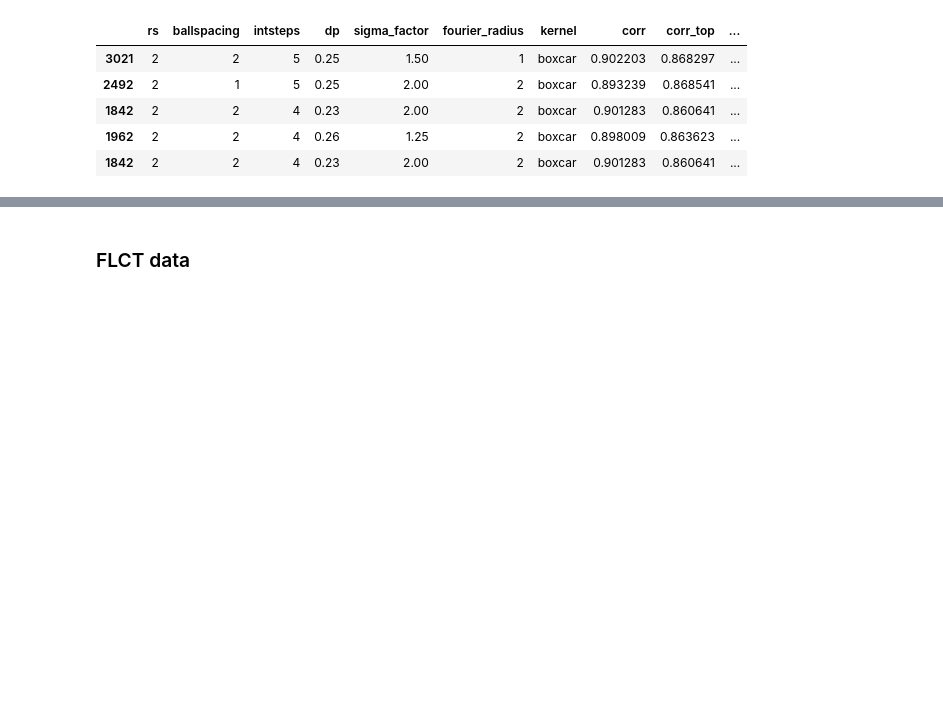
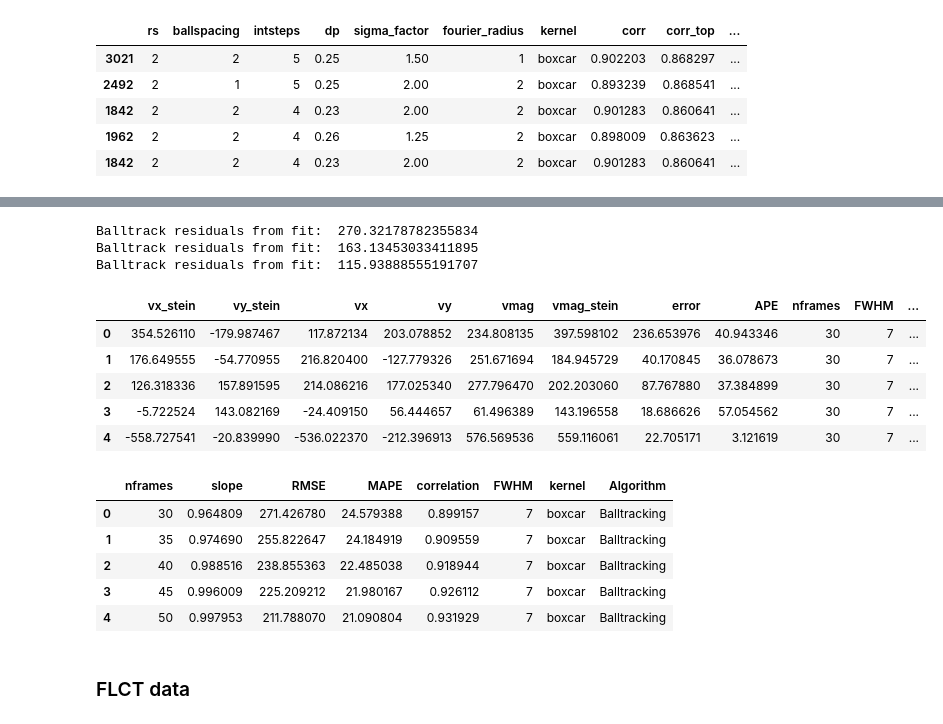
Before and after one commit to raphael-attie/sunflower, a Jupyter notebook: Comparisons/FLCT_Balltracking.ipynb, the cells around one changed output, grey strips where cells are left out. Drawn from its saved outputs; the diff is of its cells as text; code cells hidden in the pictures; blank space fills up the shorter version.

```diff
--- a/Comparisons/FLCT_Balltracking.ipynb
+++ b/Comparisons/FLCT_Balltracking.ipynb
@@ -222,3 +250,59 @@ display(bdf2.head())
+# %%
+dfs1 = []
+dfs2 = []
+
+for i, fwhm_i in enumerate(fwhms):
+    fov = fovs[i]
+    # Load Balltrack velocities. processed with balltracking_scripts/generic_balltrack.py, calibrated with balltracking/generic_calibration
+    # bvxs = [np.load(os.path.join(datadir, 'balltrack/vxy_{:s}_fwhm_{:d}_avg_{:d}.npz'.format(kernel, fwhm, trange[1])))['vx'] for trange in tranges]
+    bvs = [np.array([np.load(os.path.join(datadir, 'balltrack_temp2/vxy_{:s}_fwhm_{:d}_avg_{:d}.npz'.format(kernel, fwhm_i, trange[1])))[var] for var in ['vx', 'vy']]) for trange in tranges]
+    bvsm = [np.sqrt(bvs[j][0][:]**2 + bvs[j][1][:]**2) for j in range(nflows)]
+
+    # Fit Balltracking to Stein simulation
+    bps, brs, _, _, _ = zip(*[np.polyfit(bvs[j][0][fov].ravel()*u, v_stein_sm[i][j][0][fov].ravel(), 1, full=True) for j in range(nflows)])
+    brs = [np.sqrt(br[0]/npts_[i]) for br in brs]
+    print('Balltrack residuals from fit: ', brs[0])
+    b_alphas, b_offsets = map(list, zip(*bps))
+    # Calculate residuals RMSE
+    error_field = [np.abs(v_stein_sm[i][j][0][fov] - bvs[j][0][fov]*u).ravel() for j in range(nflows)]
+    RMSEs = [np.sqrt(np.mean(error_field[j]**2)) for j in range(nflows)]
+    # print('RMSE Balltracking = ',  b_RMSEs[0])
+    # Relative error (Mean Absolute Percentage Error: MAPE)
+    APE_field_masked = [np.abs((v_stein_sm[i][j][2][fov] - bvsm[j][fov]*u)/np.ma.masked_less_equal(v_stein_sm[i][j][2][fov], 10)).ravel()*100 for j in range(nflows)]
+    df1 = pd.concat([pd.DataFrame({'vx_stein': v_stein_sm[i][j][0][fov].ravel(), 'vy_stein': v_stein_sm[i][j][1][fov].ravel(),
+                                   'vx': bvs[j][0][fov].ravel()*u, 'vy': bvs[j][1][fov].ravel()*u, 'vmag':bvsm[j][fov].ravel()*u,
+                                   'vmag_stein': v_stein_sm[i][j][2][fov].ravel(), 'error':error_field[j], 'APE': APE_field_masked[j],
+                                   'nframes':nframes[j], 'FWHM':fwhm_i, 'kernel':kernel, 'Algorithm':'Balltracking'}) for j in range(nflows)])
+
+    APE_field = [np.abs((v_stein_sm[i][j][2][fov] - bvsm[j][fov]*u)/v_stein_sm[i][j][2][fov]).ravel()*100 for j in range(nflows)]
+    bMAPE = [np.median(APE_field[j]) for j in range(nflows)]
+    # Correlations between Balltracking and simulation
+    bcorrs = [calc_c_pearson(v_stein_sm[i][j][0], bvs[j][0], v_stein_sm[i][j][1], bvs[j][1], fov=fov) for j in range(len(tranges))]
+    df2 = pd.DataFrame({'nframes':nframes, 'slope':b_alphas, 'RMSE':RMSEs, 'MAPE':bMAPE, 'correlation':bcorrs, 'FWHM':fwhm_i, 'kernel':kernel, 'Algorithm':'Balltracking'})
+
+    dfs1.append(df1)
+    dfs2.append(df2)
+
+bdf1 = pd.concat(dfs1)
+bdf2 = pd.concat(dfs2)
+display(bdf1.head())
+display(bdf2.head())
+# %% [output]
+Balltrack residuals from fit:  270.32178782355834
+Balltrack residuals from fit:  163.13453033411895
+Balltrack residuals from fit:  115.93888555191707
+|  | vx_stein | vy_stein | vx | vy | vmag | vmag_stein | error | APE | nframes | FWHM | ... |
+| 0 | 354.526110 | -179.987467 | 117.872134 | 203.078852 | 234.808135 | 397.598102 | 236.653976 | 40.943346 | 30 | 7 | ... |
+| 1 | 176.649555 | -54.770955 | 216.820400 | -127.779326 | 251.671694 | 184.945729 | 40.170845 | 36.078673 | 30 | 7 | ... |
+| 2 | 126.318336 | 157.891595 | 214.086216 | 177.025340 | 277.796470 | 202.203060 | 87.767880 | 37.384899 | 30 | 7 | ... |
+| 3 | -5.722524 | 143.082169 | -24.409150 | 56.444657 | 61.496389 | 143.196558 | 18.686626 | 57.054562 | 30 | 7 | ... |
+| 4 | -558.727541 | -20.839990 | -536.022370 | -212.396913 | 576.569536 | 559.116061 | 22.705171 | 3.121619 | 30 | 7 | ... |
+|  | nframes | slope | RMSE | MAPE | correlation | FWHM | kernel | Algorithm |
+| 0 | 30 | 0.964809 | 271.426780 | 24.579388 | 0.899157 | 7 | boxcar | Balltracking |
+| 1 | 35 | 0.974690 | 255.822647 | 24.184919 | 0.909559 | 7 | boxcar | Balltracking |
+| 2 | 40 | 0.988516 | 238.855363 | 22.485038 | 0.918944 | 7 | boxcar | Balltracking |
+| 3 | 45 | 0.996009 | 225.209212 | 21.980167 | 0.926112 | 7 | boxcar | Balltracking |
+| 4 | 50 | 0.997953 | 211.788070 | 21.090804 | 0.931929 | 7 | boxcar | Balltracking |
 # %% [markdown]
 ### FLCT data
 # %%
```
Also changed, not shown: parts of 7 cells of this notebook, 6 other files.
